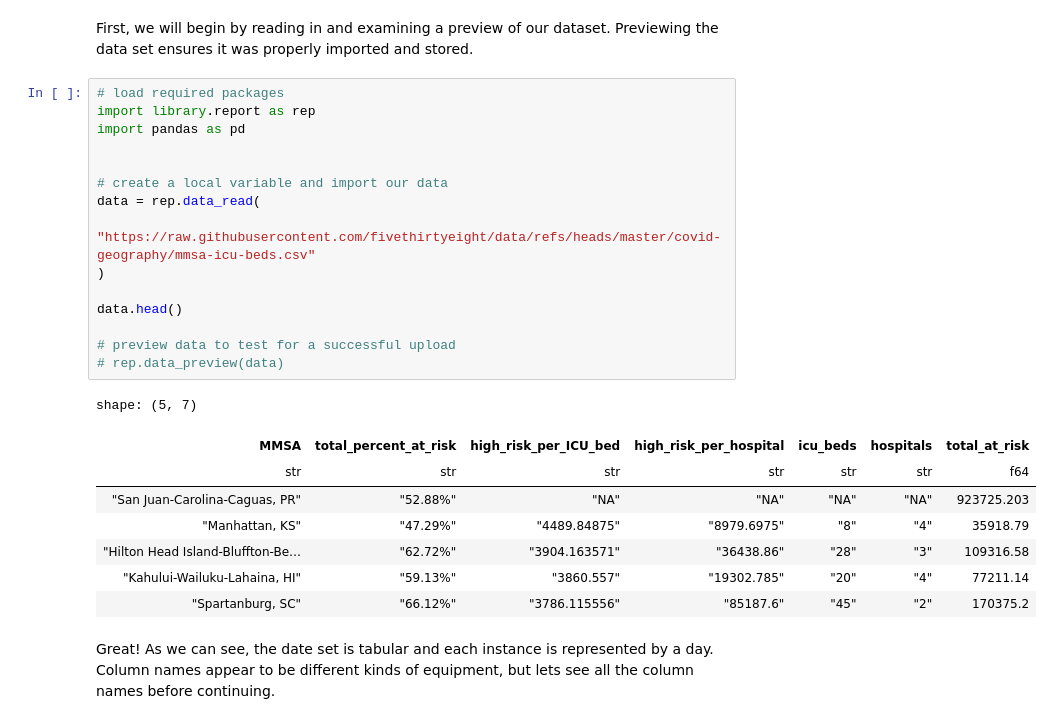
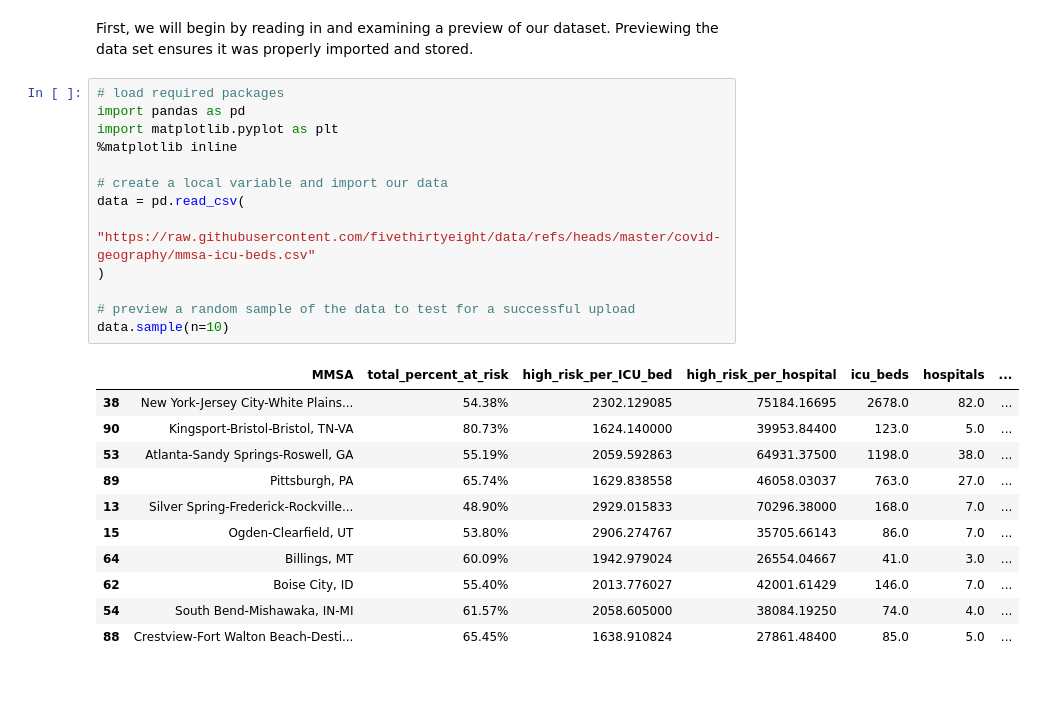
Before and after one commit to zachary-fennie/Python-Scripting-for-SQL-Database, a Jupyter notebook: main_notebook.ipynb, the cells around one changed output. Drawn from its saved outputs; the diff is of its cells as text; blank space fills up the shorter version.

```diff
--- a/main_notebook.ipynb
+++ b/main_notebook.ipynb
@@ -8,27 +8,26 @@ URL: https://github.com/fivethirtyeight/data/blob/e6bbbb2d35310b5c63c2995a0d03d5
 First, we will begin by reading in and examining a preview of our dataset. Previewing the data set ensures it was properly imported and stored.
 # %%
 # load required packages
-import library.report as rep
 import pandas as pd
-
+import matplotlib.pyplot as plt
+%matplotlib inline
 
 # create a local variable and import our data
-data = rep.data_read(
+data = pd.read_csv(
     "https://raw.githubusercontent.com/fivethirtyeight/data/refs/heads/master/covid-geography/mmsa-icu-beds.csv"
 )
 
-data.head()
-
-# preview data to test for a successful upload
-# rep.data_preview(data)
+# preview a random sample of the data to test for a successful upload
+data.sample(n=10)
 # %% [output]
-shape: (5, 7)
-| MMSA | total_percent_at_risk | high_risk_per_ICU_bed | high_risk_per_hospital | icu_beds | hospitals | total_at_risk |
-| str | str | str | str | str | str | f64 |
-| "San Juan-Carolina-Caguas, PR" | "52.88%" | "NA" | "NA" | "NA" | "NA" | 923725.203 |
-| "Manhattan, KS" | "47.29%" | "4489.84875" | "8979.6975" | "8" | "4" | 35918.79 |
-| "Hilton Head Island-Bluffton-Be… | "62.72%" | "3904.163571" | "36438.86" | "28" | "3" | 109316.58 |
-| "Kahului-Wailuku-Lahaina, HI" | "59.13%" | "3860.557" | "19302.785" | "20" | "4" | 77211.14 |
-| "Spartanburg, SC" | "66.12%" | "3786.115556" | "85187.6" | "45" | "2" | 170375.2 |
+|  | MMSA | total_percent_at_risk | high_risk_per_ICU_bed | high_risk_per_hospital | icu_beds | hospitals | ... |
+| 38 | New York-Jersey City-White Plains... | 54.38% | 2302.129085 | 75184.16695 | 2678.0 | 82.0 | ... |
+| 90 | Kingsport-Bristol-Bristol, TN-VA | 80.73% | 1624.140000 | 39953.84400 | 123.0 | 5.0 | ... |
+| 53 | Atlanta-Sandy Springs-Roswell, GA | 55.19% | 2059.592863 | 64931.37500 | 1198.0 | 38.0 | ... |
+| 89 | Pittsburgh, PA | 65.74% | 1629.838558 | 46058.03037 | 763.0 | 27.0 | ... |
+| 13 | Silver Spring-Frederick-Rockville... | 48.90% | 2929.015833 | 70296.38000 | 168.0 | 7.0 | ... |
+| 15 | Ogden-Clearfield, UT | 53.80% | 2906.274767 | 35705.66143 | 86.0 | 7.0 | ... |
+| 64 | Billings, MT | 60.09% | 1942.979024 | 26554.04667 | 41.0 | 3.0 | ... |
+| 62 | Boise City, ID | 55.40% | 2013.776027 | 42001.61429 | 146.0 | 7.0 | ... |
+| 54 | South Bend-Mishawaka, IN-MI | 61.57% | 2058.605000 | 38084.19250 | 74.0 | 4.0 | ... |
+| 88 | Crestview-Fort Walton Beach-Desti... | 65.45% | 1638.910824 | 27861.48400 | 85.0 | 5.0 | ... |
-# %% [markdown]
-Great! As we can see, the date set is tabular and each instance is represented by a day. Column names appear to be different kinds of equipment, but lets see all the column names before continuing.
```
Also changed, not shown: parts of 11 cells of this notebook, 2 other files.
